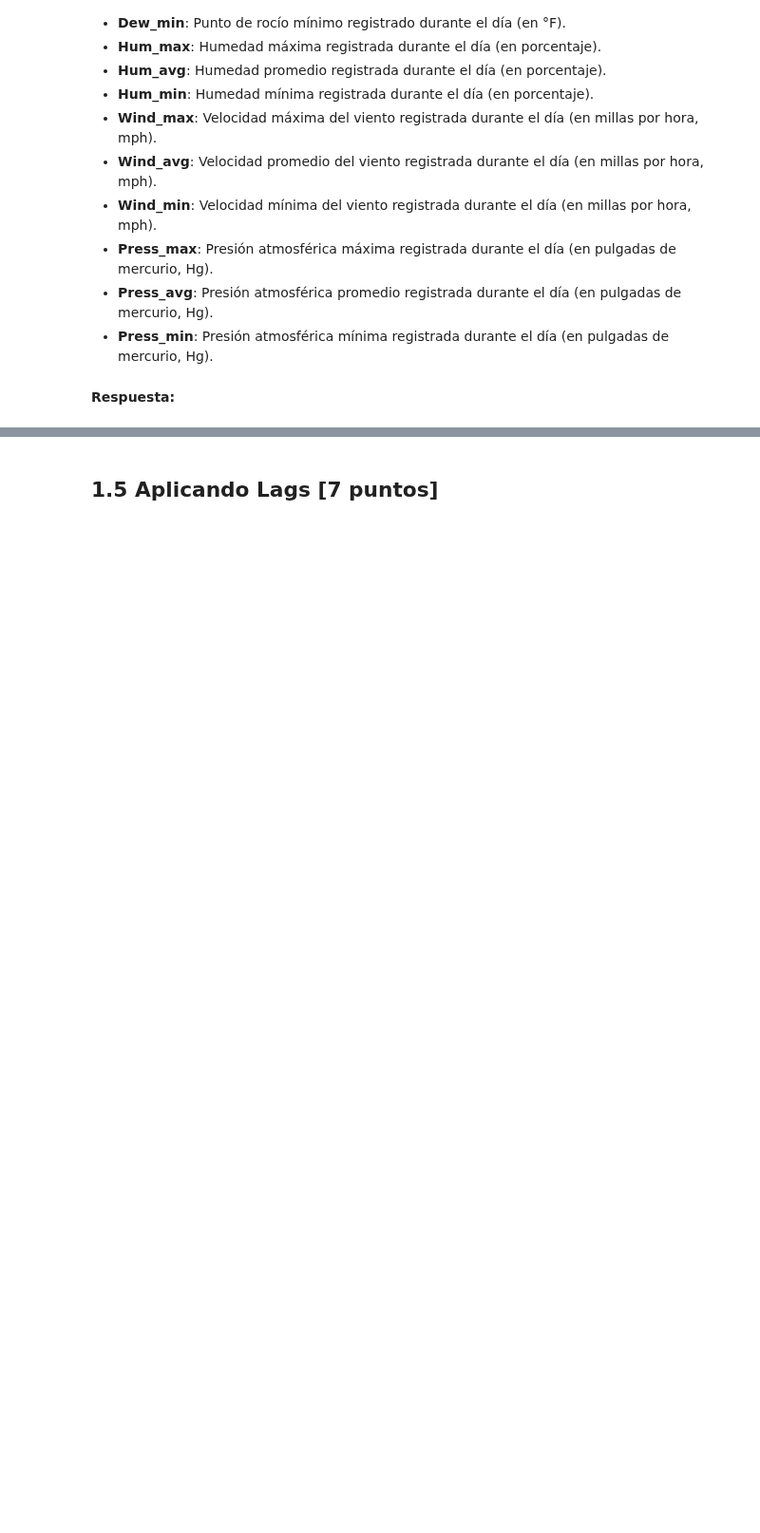
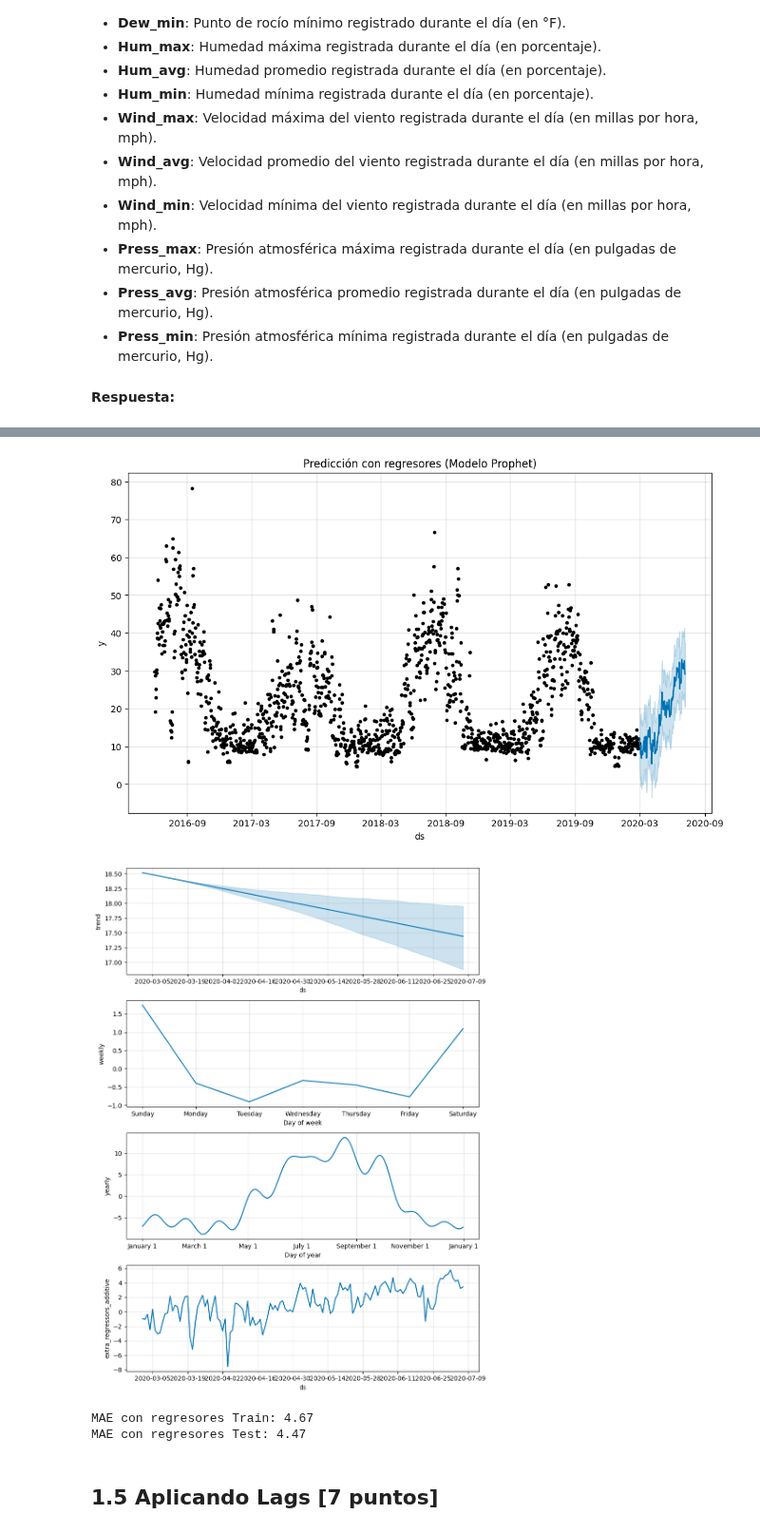
Before and after one commit to juansebm/MDS7202, a Jupyter notebook: Lab 10 - Forecasting y sistema de recomendación/Lab10_enunciado.ipynb, the cells around one changed output, grey strips where cells are left out. Shown at 95% size. Cells and saved outputs as stored; diff of their text form; code cells hidden in the pictures; blank space fills up the shorter version.

```diff
--- a/Lab 10 - Forecasting y sistema de recomendación/Lab10_enunciado.ipynb
+++ b/Lab 10 - Forecasting y sistema de recomendación/Lab10_enunciado.ipynb
@@ -450,0 +449,20 @@ Los datos del dataset de Frink son los siguientes:
+# %%
+# 0
+clima_df = pd.read_csv("./data/datos_frink.csv")
+clima_df['date'] = pd.to_datetime(clima_df['date'])
+
+df_completo = homero_df.merge(clima_df, on='date')
+
+df_completo = df_completo.rename(columns={"date": "ds", "Energy_kWh": "y"})
+
+train = df_completo[df_completo['ds'] <= '2020-02-29'].copy()
+test  = df_completo[df_completo['ds'] >= '2020-03-01'].copy()
+# %%
+# 1 modelo prophet
+regresores = [col for col in df_completo.columns if col not in ['ds', 'y']]
+modelo_reg = Prophet()
+
+for reg in regresores:
+    modelo_reg.add_regressor(reg)
+
+modelo_reg.fit(train)
@@ -450,0 +473,25 @@ Los datos del dataset de Frink son los siguientes:
+# %%
+# 2
+future = test[['ds'] + regresores].copy()
+forecast_reg = modelo_reg.predict(future)
+
+modelo_reg.plot(forecast_reg)
+plt.title("Predicción con regresores (Modelo Prophet)")
+plt.show()
+
+modelo_reg.plot_components(forecast_reg) # componentes
+plt.show()
+# %% [output]
+[figure, added]
+[figure, added]
+# %%
+train_pred = modelo_reg.predict(train[['ds'] + regresores])
+mae_train = mean_absolute_error(train['y'], train_pred['yhat'])
+
+mae_test = mean_absolute_error(test['y'], forecast_reg['yhat'])
+
+print(f"MAE con regresores Train: {mae_train:.2f}")
+print(f"MAE con regresores Test: {mae_test:.2f}")
+# %% [output]
+MAE con regresores Train: 4.67
+MAE con regresores Test: 4.47
```
Also changed, not shown: parts of 17 cells of this notebook.
